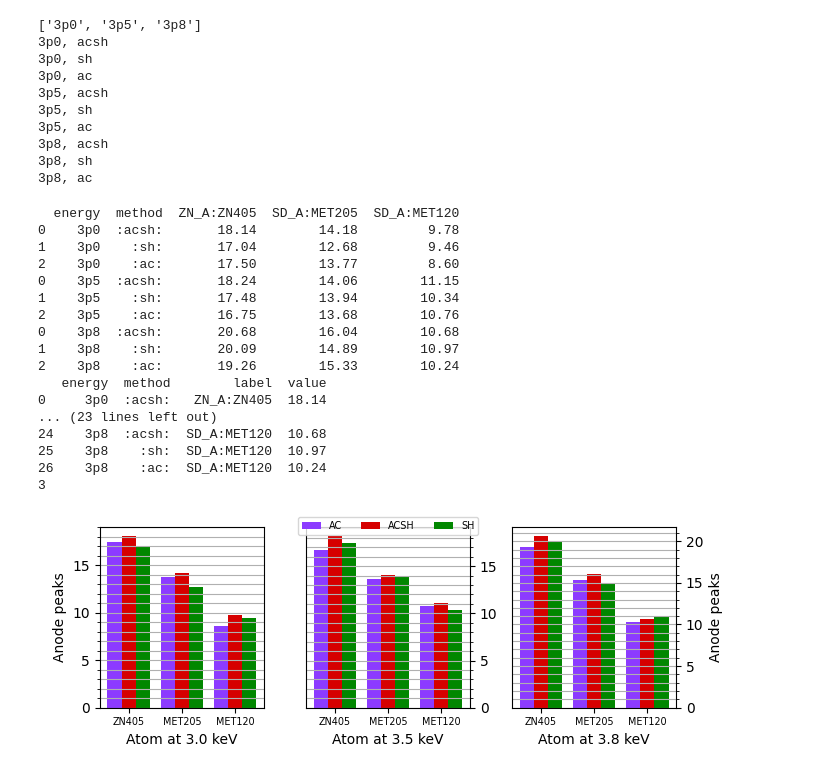
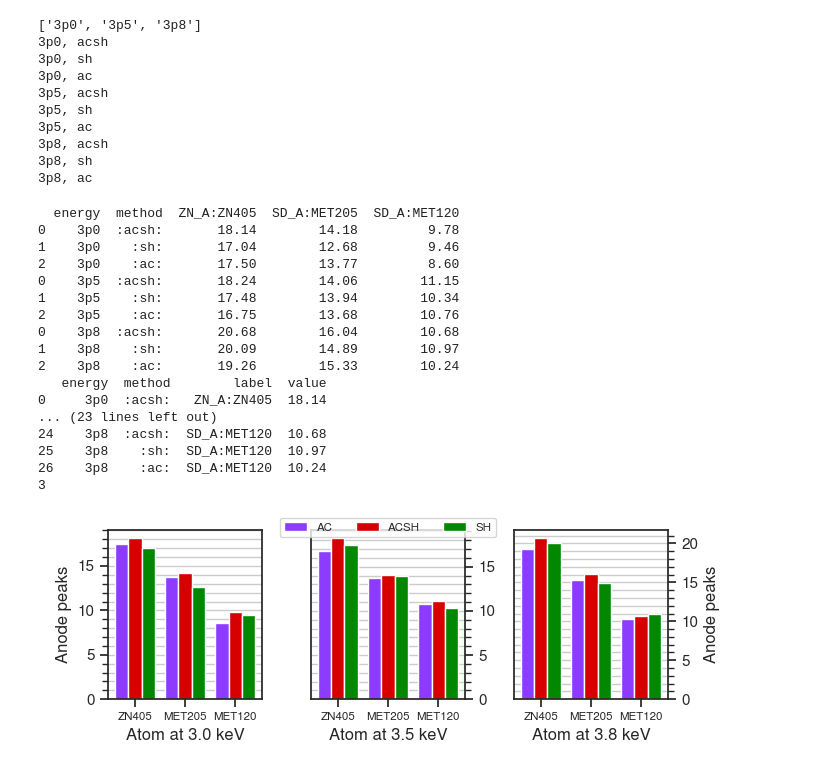
Before and after one commit to TihiMihi/DLS_Tihana_scripts, a Jupyter notebook: Thesis python scripts/tlys_9_peaks.ipynb, the cells around one changed output. Cells and saved outputs as stored; diff of their text form; code cells hidden in the pictures.

```diff
--- a/Thesis python scripts/tlys_9_peaks.ipynb
+++ b/Thesis python scripts/tlys_9_peaks.ipynb
@@ -1016,31 +1016,34 @@ ax3.set_xlabel("Atom at 3.8 keV")
 ax3.yaxis.set_ticks_position('right')
 ax3.yaxis.set_label_position('right')
 
 
 fig.legend(bars, data1.keys(), ncols=3, fontsize='x-small', loc='upper center')
 ax1.grid(axis='y', which='both')
 ax2.grid(axis='y', which='both')
 ax3.grid(axis='y', which='both')
+ax1.set_axisbelow(True)
+ax2.set_axisbelow(True)
+ax3.set_axisbelow(True)
 fig.tight_layout()
 plt.savefig('/dls/i23/data/2024/cm37273-1/processing/tihana/tlys_9/P6122/merged_data/dimple/merged_peaks.pdf')
 plt.savefig('/home/icf19162/CP5-Thesis/plots/exp1/tlys_9_P6122/peaks/merged_peaks.pdf')
 plt.show()
 # %% [output]
   energy  method  ZN_A:ZN405  SD_A:MET205  SD_A:MET120
 0    3p0  :acsh:       18.14        14.18         9.78
 1    3p0    :sh:       17.04        12.68         9.46
 2    3p0    :ac:       17.50        13.77         8.60
 0    3p5  :acsh:       18.24        14.06        11.15
 1    3p5    :sh:       17.48        13.94        10.34
 2    3p5    :ac:       16.75        13.68        10.76
 0    3p8  :acsh:       20.68        16.04        10.68
 1    3p8    :sh:       20.09        14.89        10.97
 2    3p8    :ac:       19.26        15.33        10.24
    energy  method        label  value
 0     3p0  :acsh:   ZN_A:ZN405  18.14
 ... (23 lines left out)
 24    3p8  :acsh:  SD_A:MET120  10.68
 25    3p8    :sh:  SD_A:MET120  10.97
 26    3p8    :ac:  SD_A:MET120  10.24
 3
-[figure, old version]
+[figure, new version]
```
Also changed, not shown: 13 other files.
